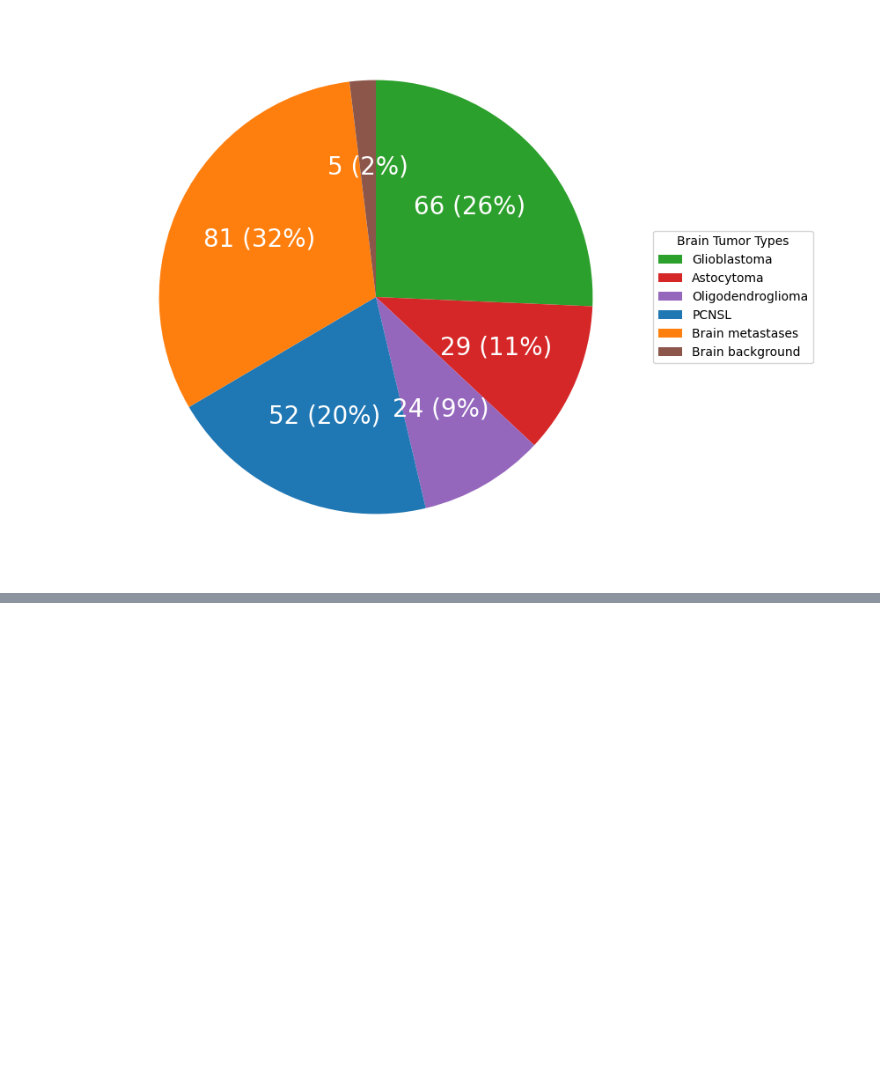
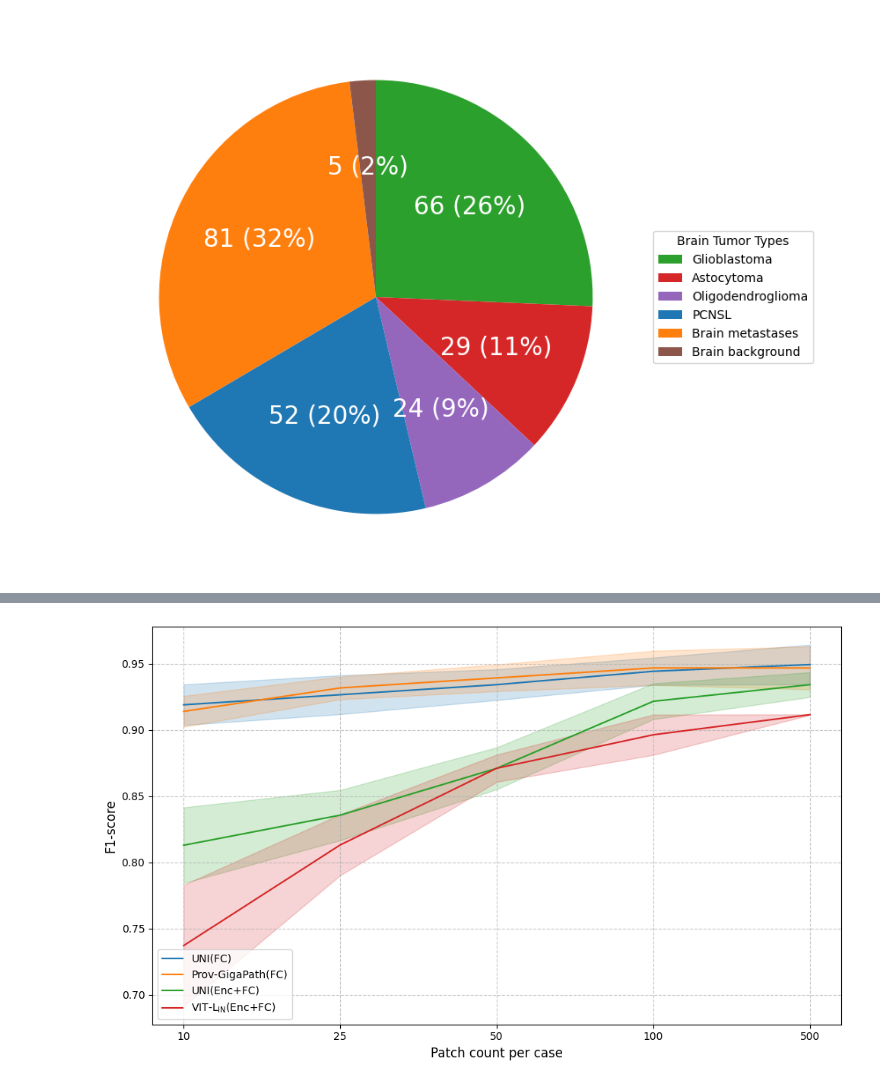
Before and after one commit to endaaman/bt, a Jupyter notebook: fig.ipynb, the cells around one changed output, grey strips where cells are left out. Cells and saved outputs as stored; diff of their text form; code cells hidden in the pictures; blank space fills up the shorter version.

```diff
--- a/fig.ipynb
+++ b/fig.ipynb
@@ -1,5 +1,24 @@
 # %%
-from matplotlib import pyplot as plt
+import seaborn as sns
+import matplotlib.pyplot as plt
+from matplotlib import gridspec
+from matplotlib.font_manager import fontManager
+import numpy as np
+import pandas as pd
+
+# print(f"デフォルトのフォントファミリー: {plt.rcParams['font.family']}")
+# print(f"デフォルトのフォント: {plt.rcParams['font.sans-serif']}")
+# for font in fontManager.ttflist:
+#     print(font.name)
+
+
+plt.rcParams['font.family'] = 'DejaVu Sans'  # フォントをArialに設定
+plt.rcParams['font.size'] = 10  # フォントサイズを設定
+plt.rcParams['axes.labelsize'] = 12  # 軸ラベルのフォントサイズを設定
+plt.rcParams['axes.titlesize'] = 14  # タイトルのフォントサイズを設定
+plt.rcParams['xtick.labelsize'] = 10  # x軸目盛りラベルのフォントサイズを設定
+plt.rcParams['ytick.labelsize'] = 10  # y軸目盛りラベルのフォントサイズを設定
+
 
 os.makedirs('out/figs', exist_ok=True)
 # %% [markdown]
@@ -49,0 +404,4 @@ plt.show()
+# %%
+draw_lines('acc')
+# %% [output]
+[figure, added]
```
Also changed, not shown: parts of 8 cells of this notebook, 1 other file.
